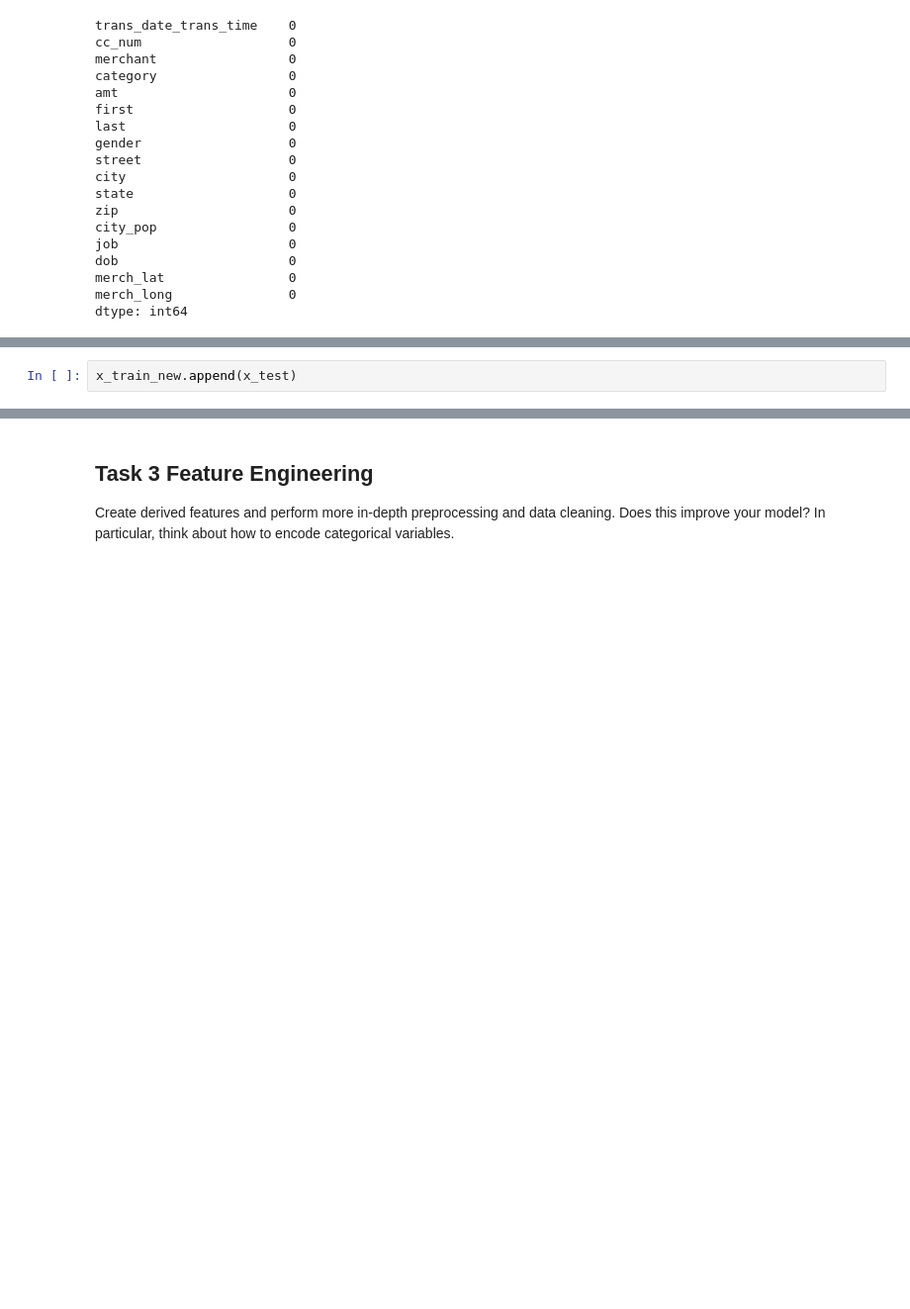
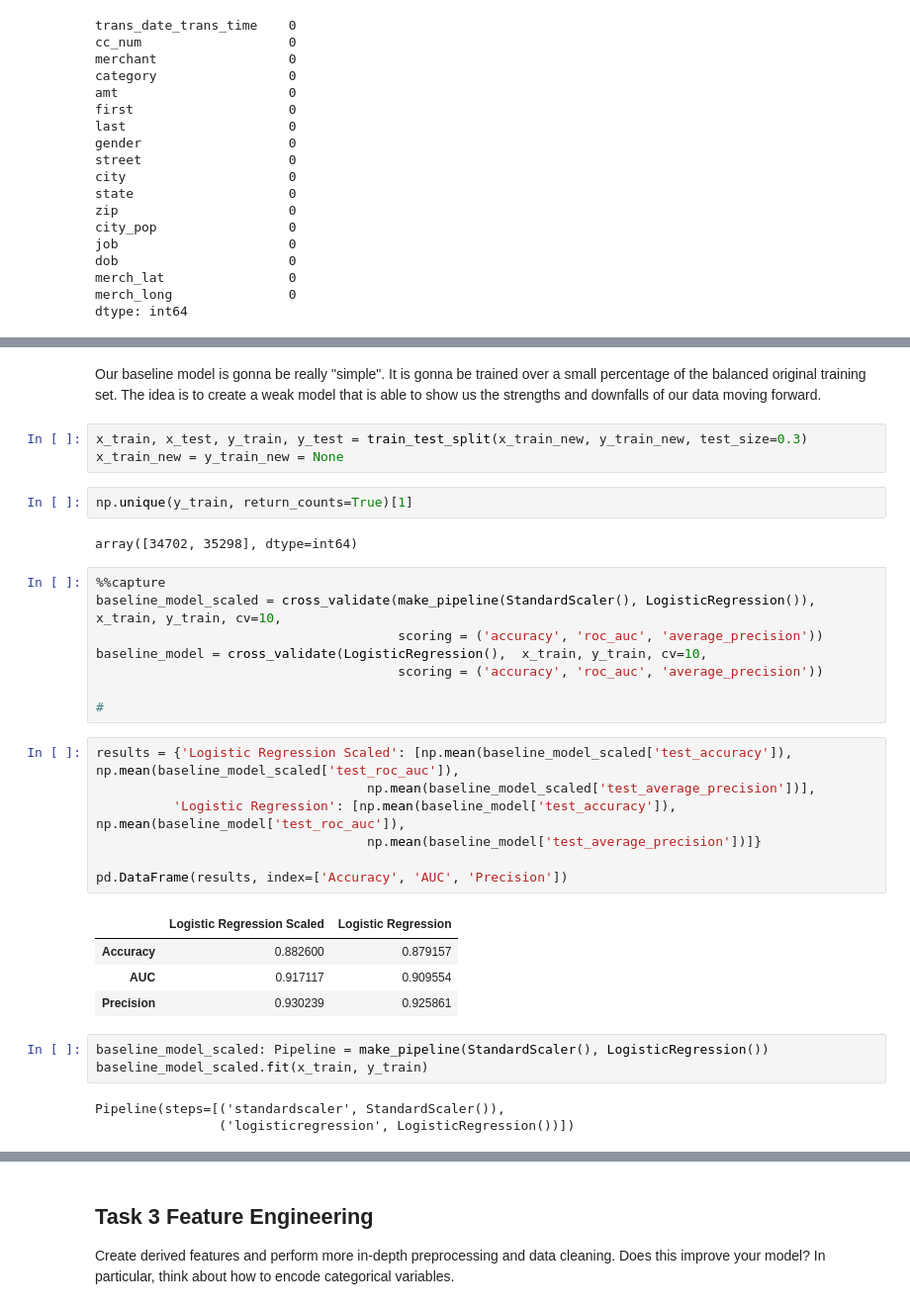
Before and after one commit to Matt88Ac/AdvancedML_Assignment2, a Jupyter notebook: Advanced Machine Learning - HW #2.ipynb, the cells around one changed output, grey strips where cells are left out. Shown: that part at 99% size. Cells and saved outputs as stored; diff of their text form; blank space fills up the shorter version.

```diff
--- a/Advanced Machine Learning - HW #2.ipynb
+++ b/Advanced Machine Learning - HW #2.ipynb
@@ -505,2 +498,35 @@ x_test.loc[:, categorical] = x_test.loc[:, categorical].apply(lambda _x: _x.cat.
-# %%
-x_train_new.append(x_test)
+# %% [markdown]
+Our baseline model is gonna be really "simple". It is gonna be trained over a small percentage of the balanced original training set. The idea is to create a weak model that is able to show us the strengths and downfalls of our data moving forward.
+# %%
+x_train, x_test, y_train, y_test = train_test_split(x_train_new, y_train_new, test_size=0.3)
+x_train_new = y_train_new = None
+# %%
+np.unique(y_train, return_counts=True)[1]
+# %% [output]
+array([34702, 35298], dtype=int64)
+# %%
+%%capture
+baseline_model_scaled = cross_validate(make_pipeline(StandardScaler(), LogisticRegression()),  x_train, y_train, cv=10,
+                                       scoring = ('accuracy', 'roc_auc', 'average_precision'))
+baseline_model = cross_validate(LogisticRegression(),  x_train, y_train, cv=10,
+                                       scoring = ('accuracy', 'roc_auc', 'average_precision'))
+
+#
+# %%
+results = {'Logistic Regression Scaled': [np.mean(baseline_model_scaled['test_accuracy']), np.mean(baseline_model_scaled['test_roc_auc']),
+                                   np.mean(baseline_model_scaled['test_average_precision'])],
+          'Logistic Regression': [np.mean(baseline_model['test_accuracy']), np.mean(baseline_model['test_roc_auc']),
+                                   np.mean(baseline_model['test_average_precision'])]}
+
+pd.DataFrame(results, index=['Accuracy', 'AUC', 'Precision'])
+# %% [output]
+|  | Logistic Regression Scaled | Logistic Regression |
+| Accuracy | 0.882600 | 0.879157 |
+| AUC | 0.917117 | 0.909554 |
+| Precision | 0.930239 | 0.925861 |
+# %%
+baseline_model_scaled: Pipeline = make_pipeline(StandardScaler(), LogisticRegression())
+baseline_model_scaled.fit(x_train, y_train)
+# %% [output]
+Pipeline(steps=[('standardscaler', StandardScaler()),
+                ('logisticregression', LogisticRegression())])
```
Also changed, not shown: parts of 9 cells of this notebook.
